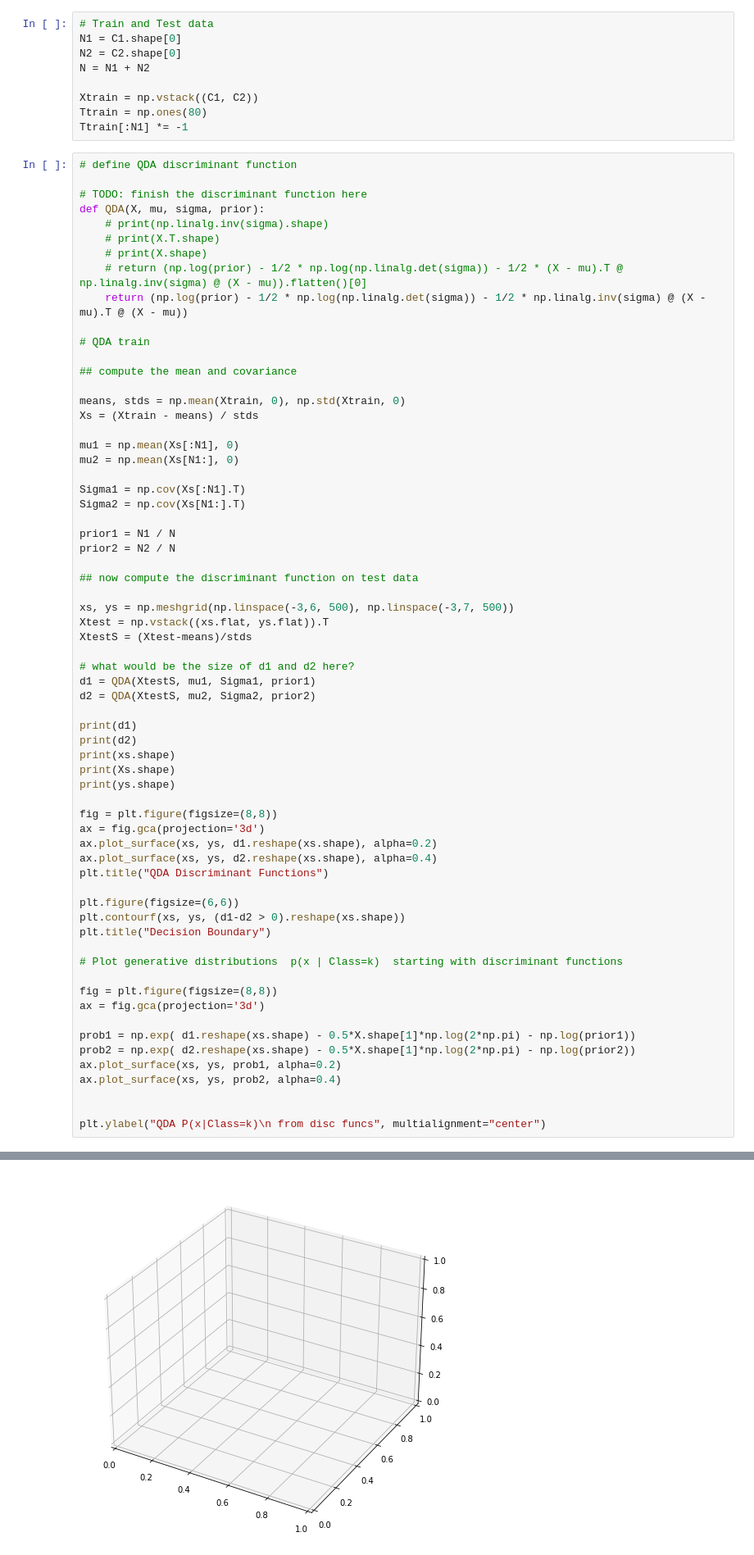
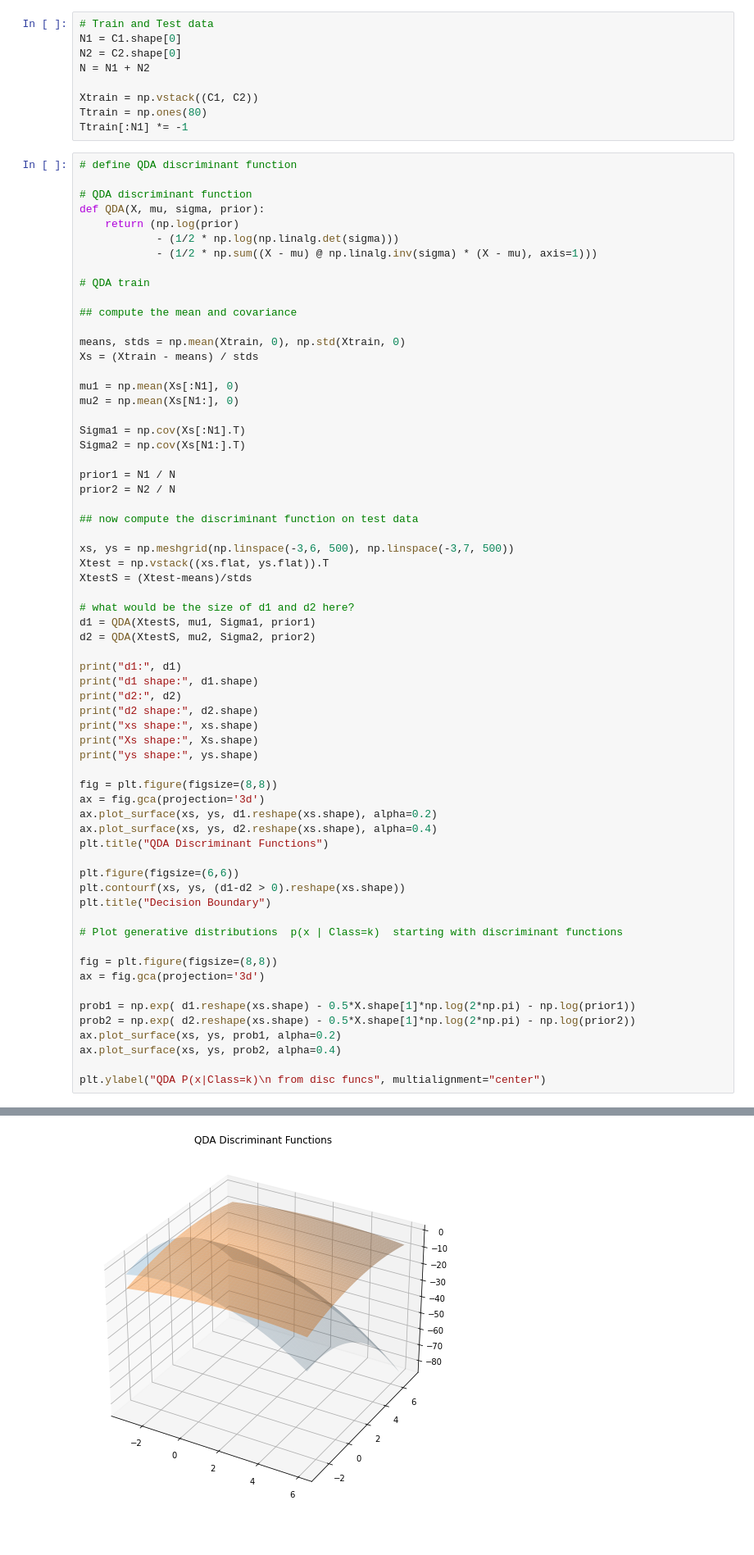
Before and after one commit to biqar/Fall-2020-ITCS-8156-MachineLearning, a Jupyter notebook: reading_assignments/3_Note-Classification.ipynb, the cells around one changed output, grey strips where cells are left out. Shown at 82% size. Saved outputs shown, nothing was run; the diff lists cells and outputs as text; blank space fills up the shorter version.

```diff
--- a/reading_assignments/3_Note-Classification.ipynb
+++ b/reading_assignments/3_Note-Classification.ipynb
@@ -396,13 +396,11 @@ Ttrain[:N1] *= -1
 # %%
 # define QDA discriminant function
 
-# TODO: finish the discriminant function here
+# QDA discriminant function
 def QDA(X, mu, sigma, prior):
-    # print(np.linalg.inv(sigma).shape)
-    # print(X.T.shape)
-    # print(X.shape)
-    # return (np.log(prior) - 1/2 * np.log(np.linalg.det(sigma)) - 1/2 * (X - mu).T @ np.linalg.inv(sigma) @ (X - mu)).flatten()[0]
-    return (np.log(prior) - 1/2 * np.log(np.linalg.det(sigma)) - 1/2 * np.linalg.inv(sigma) @ (X - mu).T @ (X - mu))
+    return (np.log(prior)
+            - (1/2 * np.log(np.linalg.det(sigma)))
+            - (1/2 * np.sum((X - mu) @ np.linalg.inv(sigma) * (X - mu), axis=1)))
 
 # QDA train
 
@@ -430,11 +428,13 @@ XtestS = (Xtest-means)/stds
 d1 = QDA(XtestS, mu1, Sigma1, prior1)
 d2 = QDA(XtestS, mu2, Sigma2, prior2)
 
-print(d1)
-print(d2)
-print(xs.shape)
-print(Xs.shape)
-print(ys.shape)
+print("d1:", d1)
+print("d1 shape:", d1.shape)
+print("d2:", d2)
+print("d2 shape:", d2.shape)
+print("xs shape:", xs.shape)
+print("Xs shape:", Xs.shape)
+print("ys shape:", ys.shape)
 
 fig = plt.figure(figsize=(8,8))
 ax = fig.gca(projection='3d')
@@ -456,6 +456,5 @@ prob2 = np.exp( d2.reshape(xs.shape) - 0.5*X.shape[1]*np.log(2*np.pi) - np.log(p
 ax.plot_surface(xs, ys, prob1, alpha=0.2)
 ax.plot_surface(xs, ys, prob2, alpha=0.4)
 
-
 plt.ylabel("QDA P(x|Class=k)\n from disc funcs", multialignment="center")
 # %% [output]
@@ -470 +471 @@ ValueError: cannot reshape array of size 4 into shape (500,500)
-[figure, old version]
+[figure, new version]
```
Also changed, not shown: parts of 13 cells of this notebook, 1 other file.
